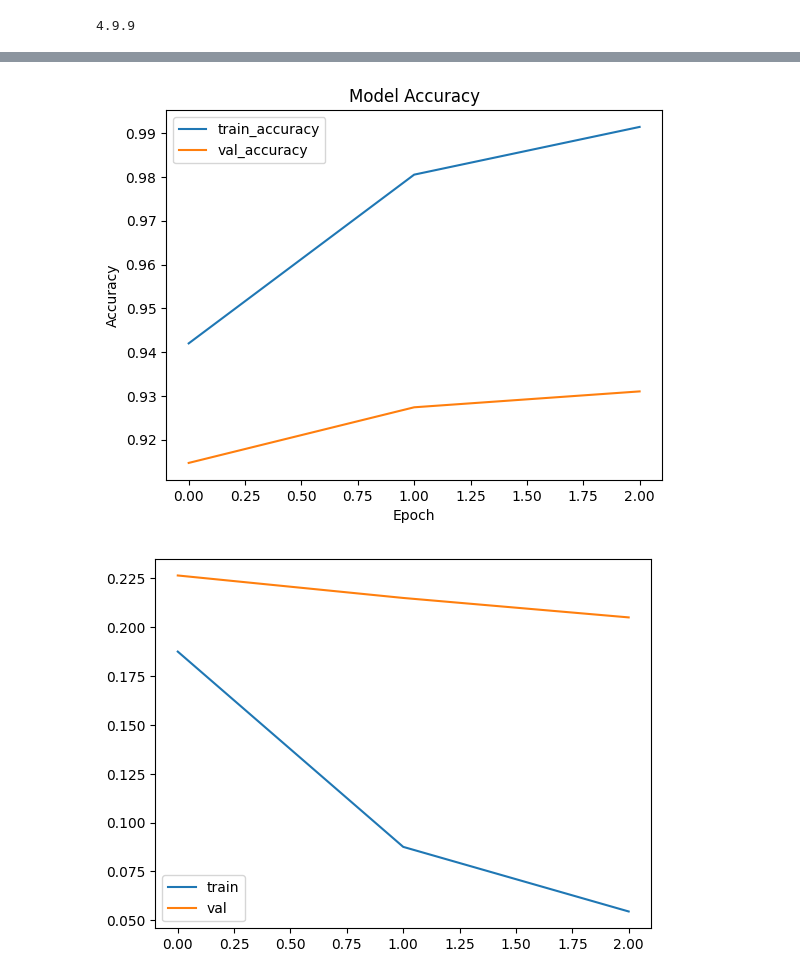
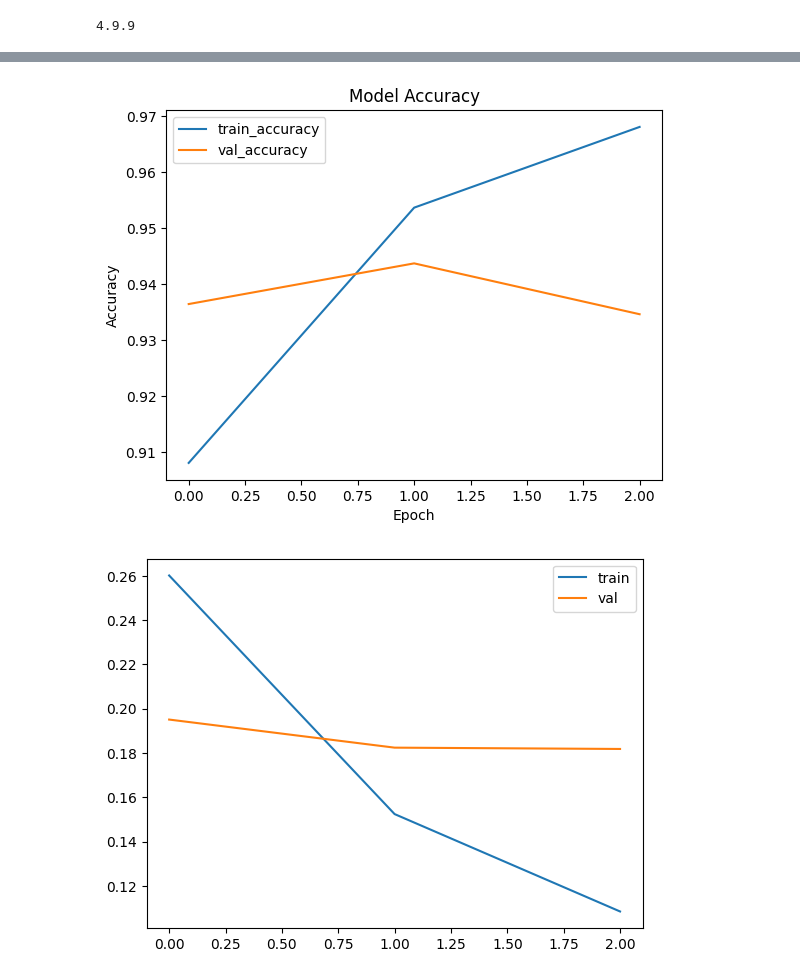
Before and after one commit to mohammadNaelIsmail/transfer-learning-flowers, a Jupyter notebook: transfer_learning.ipynb, the cells around one changed output, grey strips where cells are left out. Drawn from its saved outputs; the diff is of its cells as text; code cells hidden in the pictures.

```diff
--- a/transfer_learning.ipynb
+++ b/transfer_learning.ipynb
@@ -63,9 +204,6 @@ early_stop = tf.keras.callbacks.EarlyStopping(
 # %%
-history = model.fit(
-    ds_train,
-    validation_data=ds_val,
-    epochs=3,
-    callbacks=[early_stop]
+history = train_model(
+    model, ds_train, ds_val, criterion, optimizer, epochs=3
 )
 # %% [output]
 Epoch 1/3
@@ -104,15 +250,13 @@ for layer in base_model.layers[:-30]:
 # %%
-model.compile(
-    optimizer=tf.keras.optimizers.Adam(1e-5),
-    loss="sparse_categorical_crossentropy",
-    metrics=["accuracy"]
+import torch.optim as optim
+
+optimizer = optim.Adam(
+    filter(lambda p: p.requires_grad, model.parameters()),
+    lr=1e-5
 )
 # %%
-history_ft = model.fit(
-    ds_train,
-    validation_data=ds_val,
-    epochs=3,
-    callbacks=[early_stop]
+history_ft = train_model(
+    model, ds_train, ds_val, criterion, optimizer, epochs=3
 )
 # %% [output]
 Epoch 1/3
@@ -124,18 +269,19 @@ Epoch 3/3
 # %%
-plt.plot(history_ft.history['accuracy'], label='train_accuracy')
-plt.plot(history_ft.history['val_accuracy'], label='val_accuracy')
 
-plt.title('Model Accuracy')
-plt.xlabel('Epoch')
-plt.ylabel('Accuracy')
+plt.plot(history_ft["train_acc"], label="train_accuracy")
+plt.plot(history_ft["val_acc"], label="val_accuracy")
+
+plt.title("Model Accuracy")
+plt.xlabel("Epoch")
+plt.ylabel("Accuracy")
 plt.legend()
 plt.show()
 
-plt.plot(history_ft.history['loss'], label='train')
-plt.plot(history_ft.history['val_loss'], label='val')
+plt.plot(history_ft["train_loss"], label="train")
+plt.plot(history_ft["val_loss"], label="val")
 plt.legend()
 plt.show()
 # %% [output]
-[figure, old version]
+[figure, new version]
-[figure, old version]
+[figure, new version]
 # %%
```
Also changed, not shown: parts of 15 cells of this notebook.
